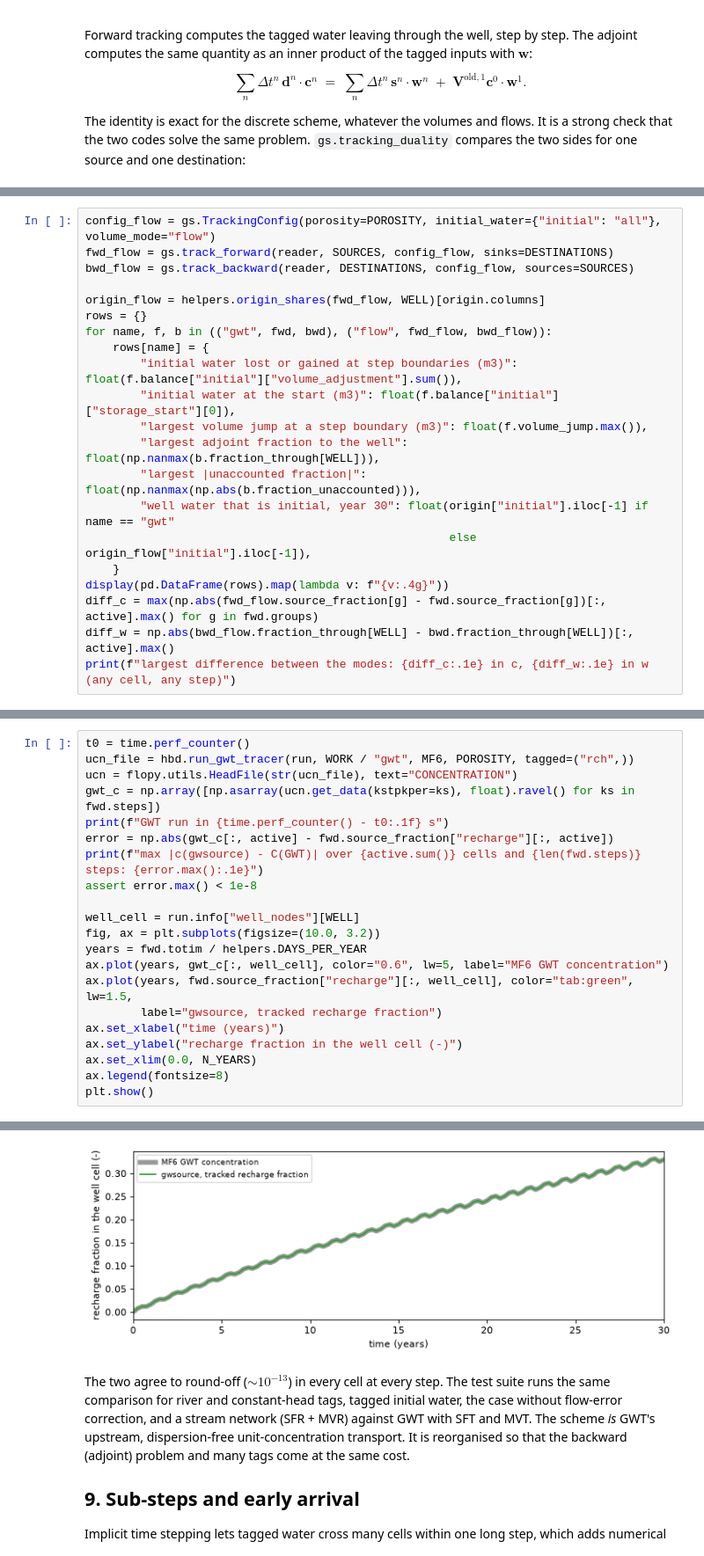
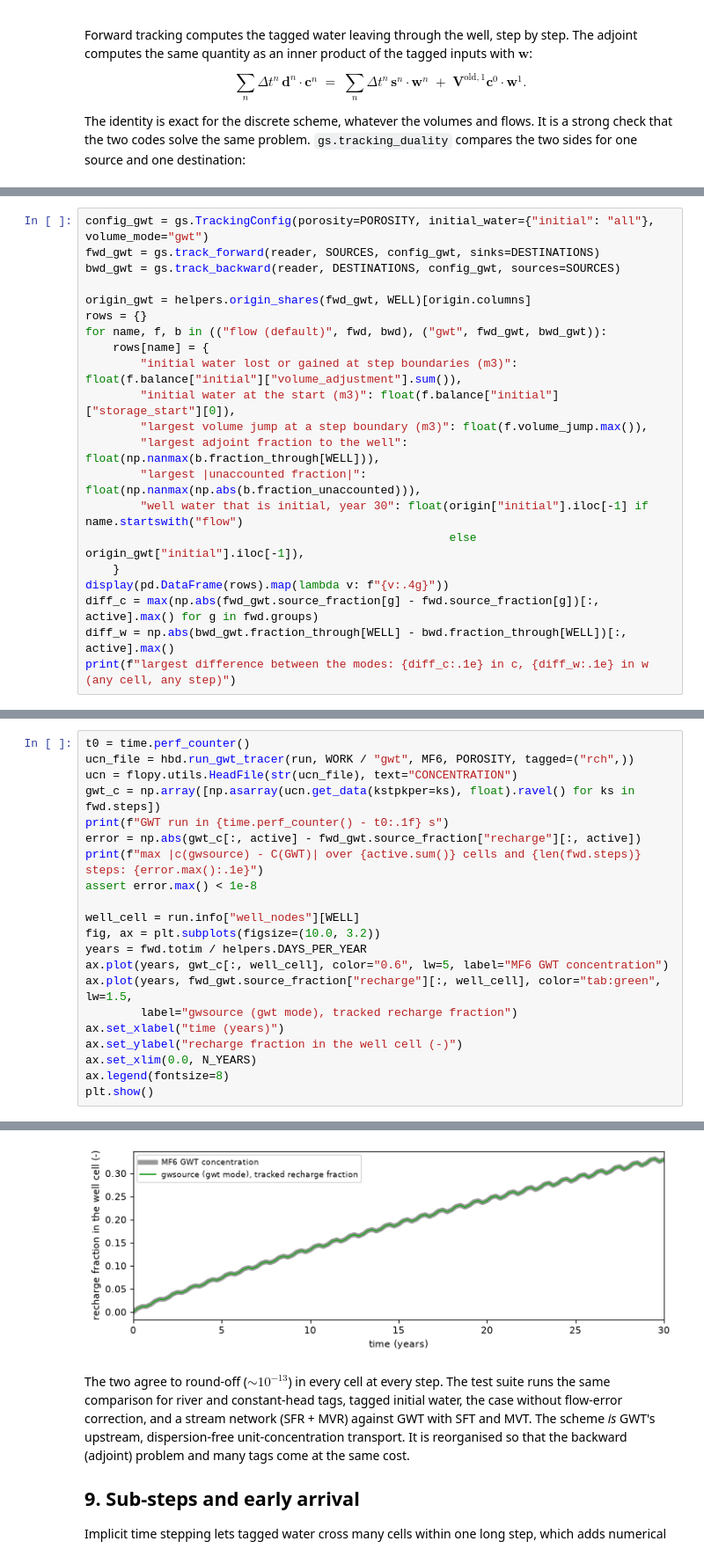
Before and after one commit to rhugman/gw-source, a Jupyter notebook: tutorials/08_transient_tracking/08_transient_tracking.ipynb, the cells around one changed output, grey strips where cells are left out. Shown at 88% size. Cells and saved outputs as stored; diff of their text form.

```diff
--- a/tutorials/08_transient_tracking/08_transient_tracking.ipynb
+++ b/tutorials/08_transient_tracking/08_transient_tracking.ipynb
@@ -301,22 +301,22 @@ Neither is more correct; they are different idealisations of an unconfined aquif
 # %%
-config_flow = gs.TrackingConfig(porosity=POROSITY, initial_water={"initial": "all"}, volume_mode="flow")
-fwd_flow = gs.track_forward(reader, SOURCES, config_flow, sinks=DESTINATIONS)
-bwd_flow = gs.track_backward(reader, DESTINATIONS, config_flow, sources=SOURCES)
+config_gwt = gs.TrackingConfig(porosity=POROSITY, initial_water={"initial": "all"}, volume_mode="gwt")
+fwd_gwt = gs.track_forward(reader, SOURCES, config_gwt, sinks=DESTINATIONS)
+bwd_gwt = gs.track_backward(reader, DESTINATIONS, config_gwt, sources=SOURCES)
 
-origin_flow = helpers.origin_shares(fwd_flow, WELL)[origin.columns]
+origin_gwt = helpers.origin_shares(fwd_gwt, WELL)[origin.columns]
 rows = {}
-for name, f, b in (("gwt", fwd, bwd), ("flow", fwd_flow, bwd_flow)):
+for name, f, b in (("flow (default)", fwd, bwd), ("gwt", fwd_gwt, bwd_gwt)):
     rows[name] = {
         "initial water lost or gained at step boundaries (m3)": float(f.balance["initial"]["volume_adjustment"].sum()),
         "initial water at the start (m3)": float(f.balance["initial"]["storage_start"][0]),
         "largest volume jump at a step boundary (m3)": float(f.volume_jump.max()),
         "largest adjoint fraction to the well": float(np.nanmax(b.fraction_through[WELL])),
         "largest |unaccounted fraction|": float(np.nanmax(np.abs(b.fraction_unaccounted))),
-        "well water that is initial, year 30": float(origin["initial"].iloc[-1] if name == "gwt"
-                                                     else origin_flow["initial"].iloc[-1]),
+        "well water that is initial, year 30": float(origin["initial"].iloc[-1] if name.startswith("flow")
+                                                     else origin_gwt["initial"].iloc[-1]),
     }
 display(pd.DataFrame(rows).map(lambda v: f"{v:.4g}"))
-diff_c = max(np.abs(fwd_flow.source_fraction[g] - fwd.source_fraction[g])[:, active].max() for g in fwd.groups)
-diff_w = np.abs(bwd_flow.fraction_through[WELL] - bwd.fraction_through[WELL])[:, active].max()
+diff_c = max(np.abs(fwd_gwt.source_fraction[g] - fwd.source_fraction[g])[:, active].max() for g in fwd.groups)
+diff_w = np.abs(bwd_gwt.fraction_through[WELL] - bwd.fraction_through[WELL])[:, active].max()
 print(f"largest difference between the modes: {diff_c:.1e} in c, {diff_w:.1e} in w (any cell, any step)")
 # %% [output]
@@ -340,7 +340,7 @@ ucn_file = hbd.run_gwt_tracer(run, WORK / "gwt", MF6, POROSITY, tagged=("rch",))
 ucn = flopy.utils.HeadFile(str(ucn_file), text="CONCENTRATION")
 gwt_c = np.array([np.asarray(ucn.get_data(kstpkper=ks), float).ravel() for ks in fwd.steps])
 print(f"GWT run in {time.perf_counter() - t0:.1f} s")
-error = np.abs(gwt_c[:, active] - fwd.source_fraction["recharge"][:, active])
+error = np.abs(gwt_c[:, active] - fwd_gwt.source_fraction["recharge"][:, active])
 print(f"max |c(gwsource) - C(GWT)| over {active.sum()} cells and {len(fwd.steps)} steps: {error.max():.1e}")
 assert error.max() < 1e-8
 
@@ -348,8 +348,8 @@ well_cell = run.info["well_nodes"][WELL]
 fig, ax = plt.subplots(figsize=(10.0, 3.2))
 years = fwd.totim / helpers.DAYS_PER_YEAR
 ax.plot(years, gwt_c[:, well_cell], color="0.6", lw=5, label="MF6 GWT concentration")
-ax.plot(years, fwd.source_fraction["recharge"][:, well_cell], color="tab:green", lw=1.5,
-        label="gwsource, tracked recharge fraction")
+ax.plot(years, fwd_gwt.source_fraction["recharge"][:, well_cell], color="tab:green", lw=1.5,
+        label="gwsource (gwt mode), tracked recharge fraction")
 ax.set_xlabel("time (years)")
 ax.set_ylabel("recharge fraction in the well cell (-)")
 ax.set_xlim(0.0, N_YEARS)
@@ -360,5 +360,5 @@ GWT run in 3.5 s
 max |c(gwsource) - C(GWT)| over 1600 cells and 121 steps: 9.8e-14
-[figure, old version]
+[figure, new version]
 # %% [markdown]
 The two agree to round-off ($\sim 10^{-13}$) in every cell at every step. The test suite runs the same comparison for river and constant-head tags, tagged initial water, the case without flow-error correction, and a stream network (SFR + MVR) against GWT with SFT and MVT. The scheme *is* GWT's upstream, dispersion-free unit-concentration transport. It is reorganised so that the backward (adjoint) problem and many tags come at the same cost.
 
```
Also changed, not shown: parts of 14 cells of this notebook, 7 other files.
